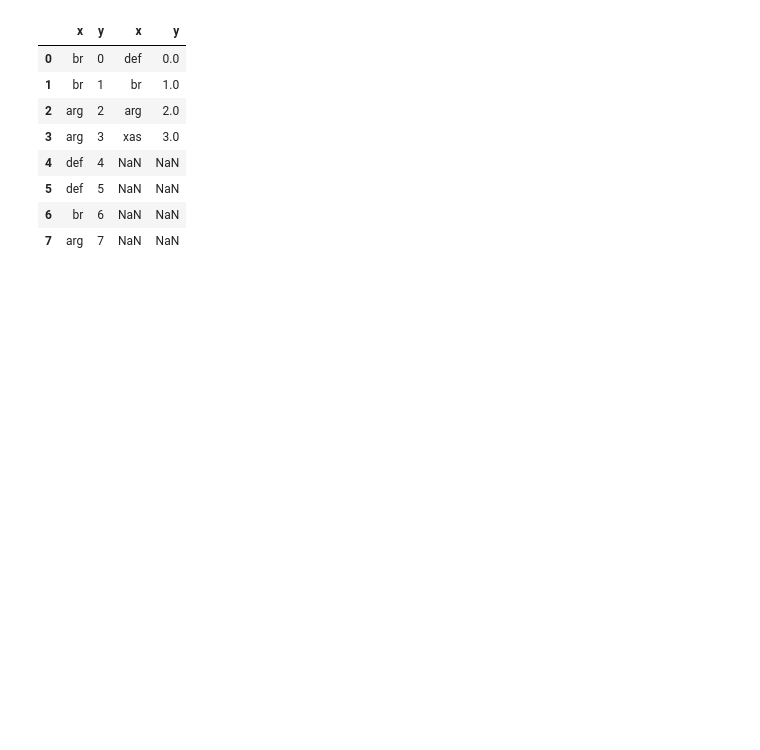
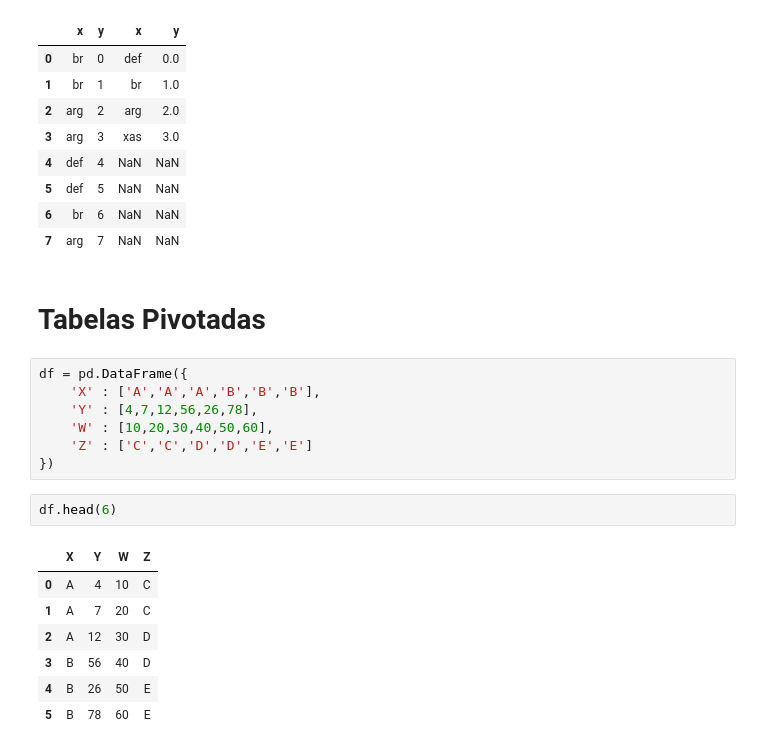
Before and after one commit to GCabral95/Codigos_Analise_Dados, a Jupyter notebook: Organização e Combinação de Bases.ipynb, the cells around one changed output. Cells and saved outputs as stored; diff of their text form; blank space fills up the shorter version.

```diff
--- a/Organização e Combinação de Bases.ipynb
+++ b/Organização e Combinação de Bases.ipynb
@@ -197,3 +195,22 @@ pd.concat([df1,df2],axis=1) #com axis=1, empilha em forma de coluna
 | 5 | def | 5 | NaN | NaN |
 | 6 | br | 6 | NaN | NaN |
 | 7 | arg | 7 | NaN | NaN |
+# %% [markdown]
+# Tabelas Pivotadas
+# %%
+df = pd.DataFrame({
+    'X' : ['A','A','A','B','B','B'],
+    'Y' : [4,7,12,56,26,78],
+    'W' : [10,20,30,40,50,60],
+    'Z' : ['C','C','D','D','E','E']
+})
+# %%
+df.head(6)
+# %% [output]
+|  | X | Y | W | Z |
+| 0 | A | 4 | 10 | C |
+| 1 | A | 7 | 20 | C |
+| 2 | A | 12 | 30 | D |
+| 3 | B | 56 | 40 | D |
+| 4 | B | 26 | 50 | E |
+| 5 | B | 78 | 60 | E |
```
Also changed, not shown: parts of 19 cells of this notebook.
